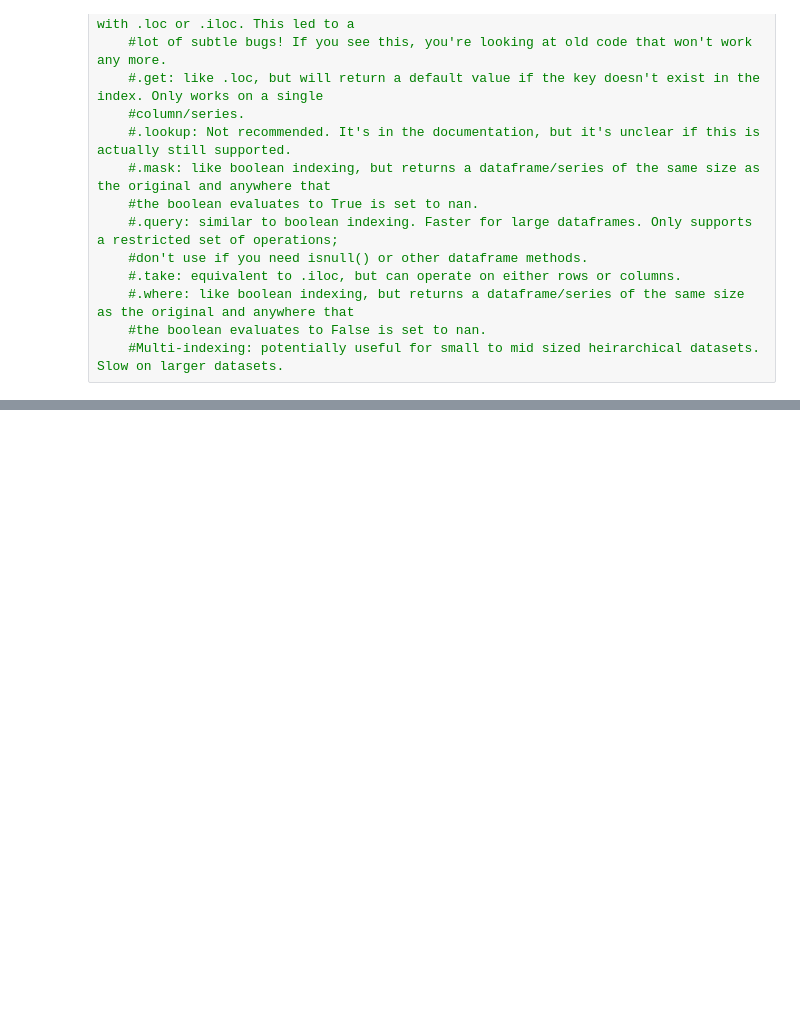
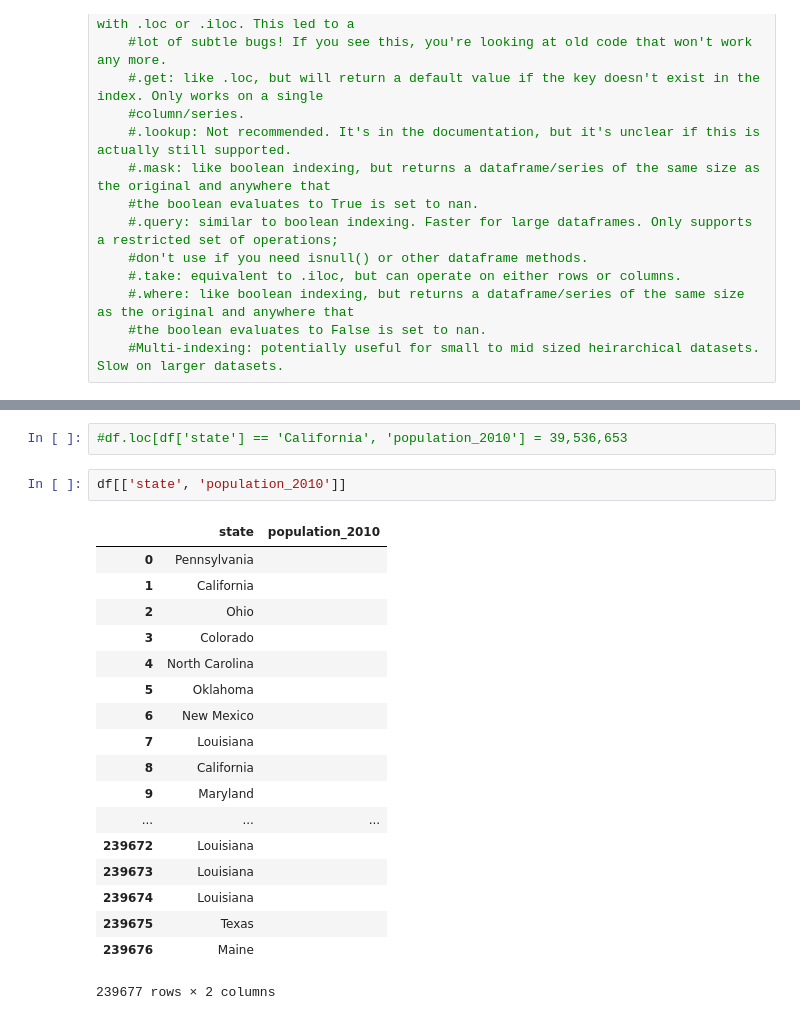
Before and after one commit to AndyDeNike/gun_violence_us_data, a Jupyter notebook: preliminary_gun_violence_us_data.ipynb, the cells around one changed output, grey strips where cells are left out. Saved outputs shown, nothing was run; the diff lists cells and outputs as text; blank space fills up the shorter version.

```diff
--- a/preliminary_gun_violence_us_data.ipynb
+++ b/preliminary_gun_violence_us_data.ipynb
@@ -145,0 +493,23 @@ sns.barplot(x='state', y='n_killed', data=df, estimator=np.sum)
+# %%
+#df.loc[df['state'] == 'California', 'population_2010'] = 39,536,653
+# %%
+df[['state', 'population_2010']]
+# %% [output]
+|  | state | population_2010 |
+| 0 | Pennsylvania |  |
+| 1 | California |  |
+| 2 | Ohio |  |
+| 3 | Colorado |  |
+| 4 | North Carolina |  |
+| 5 | Oklahoma |  |
+| 6 | New Mexico |  |
+| 7 | Louisiana |  |
+| 8 | California |  |
+| 9 | Maryland |  |
+| ... | ... | ... |
+| 239672 | Louisiana |  |
+| 239673 | Louisiana |  |
+| 239674 | Louisiana |  |
+| 239675 | Texas |  |
+| 239676 | Maine |  |
+239677 rows × 2 columns
```
Also changed, not shown: parts of 34 cells of this notebook.
